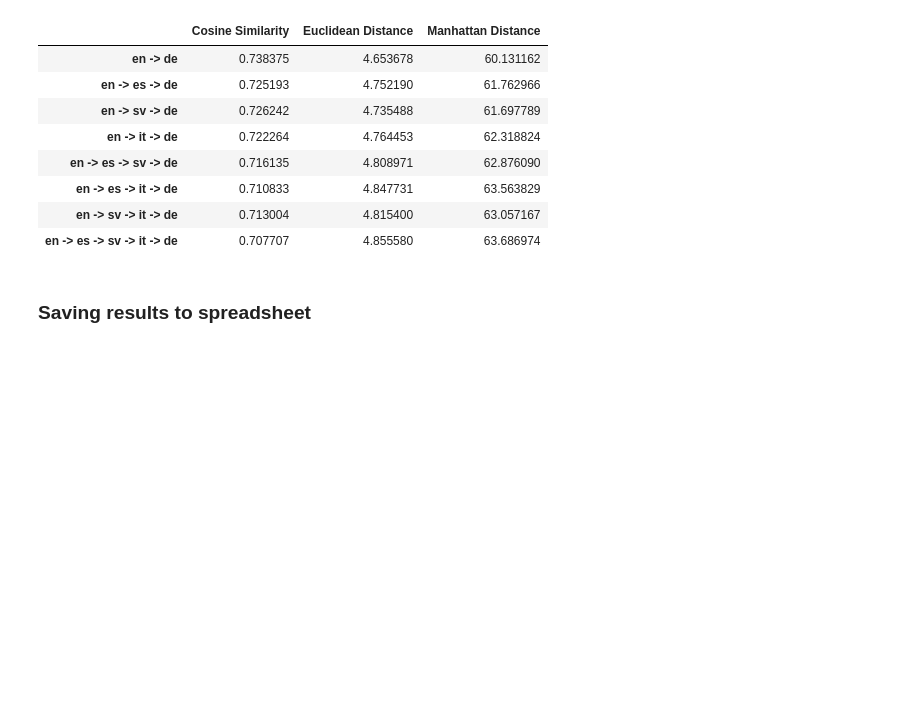
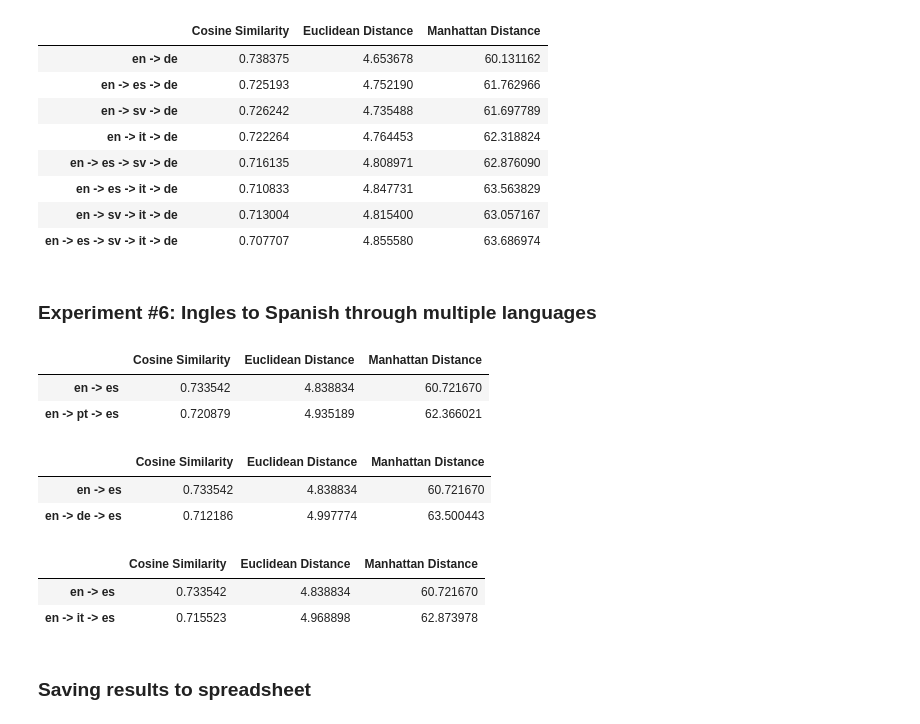
Before and after one commit to AlexSantoss/WordEmbedding-Translator, a Jupyter notebook: Translator.ipynb, the cells around one changed output. Drawn from its saved outputs; the diff is of its cells as text; code cells hidden in the pictures; blank space fills up the shorter version.

Commit message:
added en to es through multiple languages

```diff
--- a/Translator.ipynb
+++ b/Translator.ipynb
@@ -755,6 +752,29 @@ exp5
 | en -> es -> it -> de | 0.710833 | 4.847731 | 63.563829 |
 | en -> sv -> it -> de | 0.713004 | 4.815400 | 63.057167 |
 | en -> es -> sv -> it -> de | 0.707707 | 4.855580 | 63.686974 |
+# %% [markdown]
+### Experiment #6: Ingles to Spanish through multiple languages
+# %%
+exp6 = avaliate_possible_paths(['en', 'pt', 'es'])
+exp6
+# %% [output]
+|  | Cosine Similarity | Euclidean Distance | Manhattan Distance |
+| en -> es | 0.733542 | 4.838834 | 60.721670 |
+| en -> pt -> es | 0.720879 | 4.935189 | 62.366021 |
+# %%
+exp61 = avaliate_possible_paths(['en', 'de', 'es'])
+exp61
+# %% [output]
+|  | Cosine Similarity | Euclidean Distance | Manhattan Distance |
+| en -> es | 0.733542 | 4.838834 | 60.721670 |
+| en -> de -> es | 0.712186 | 4.997774 | 63.500443 |
+# %%
+exp62 = avaliate_possible_paths(['en', 'it', 'es'])
+exp62
+# %% [output]
+|  | Cosine Similarity | Euclidean Distance | Manhattan Distance |
+| en -> es | 0.733542 | 4.838834 | 60.721670 |
+| en -> it -> es | 0.715523 | 4.968898 | 62.873978 |
 # %% [markdown]
 ### Saving results to spreadsheet
 # %%
```
Also changed, not shown: parts of 3 cells of this notebook.
